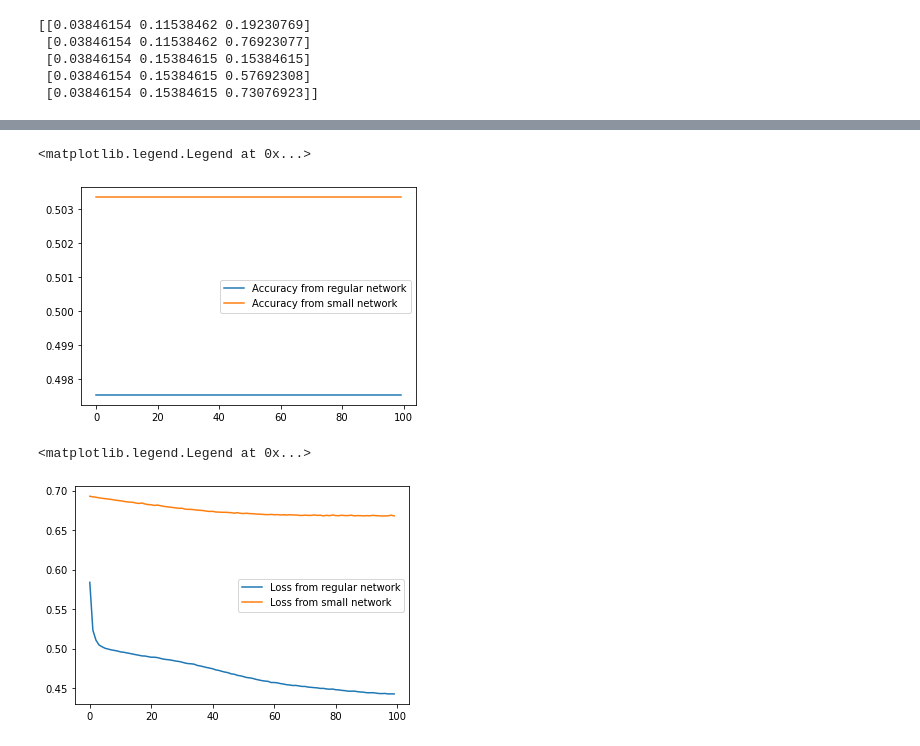
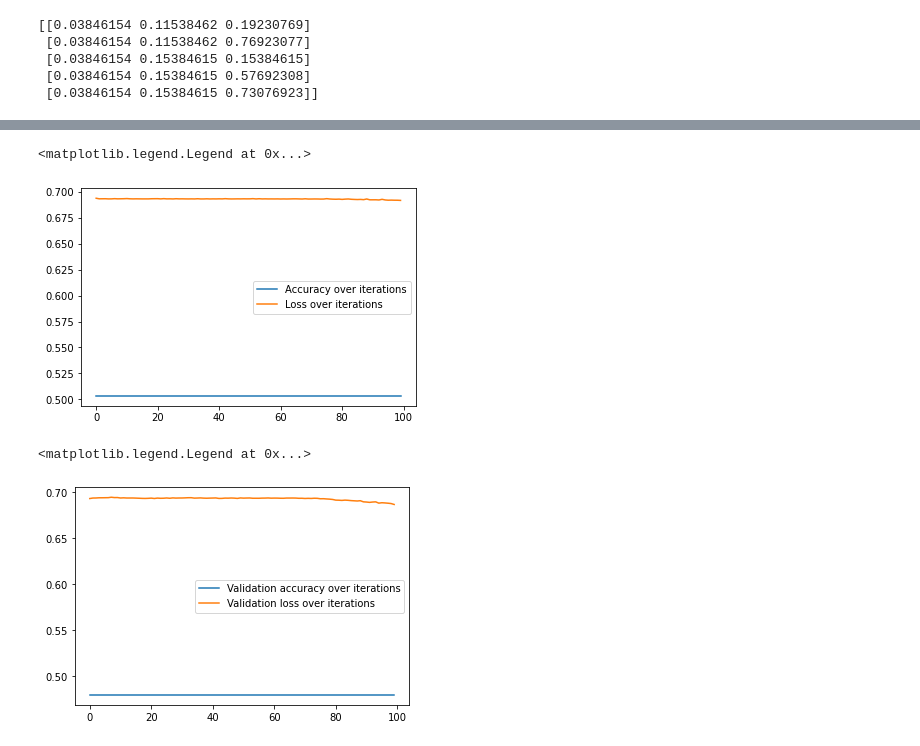
Before and after one commit to alicerunsonfedora/abysima, a Jupyter notebook: Abysima.ipynb, the cells around one changed output, grey strips where cells are left out. Cells and saved outputs as stored; diff of their text form; code cells hidden in the pictures.

```diff
--- a/Abysima.ipynb
+++ b/Abysima.ipynb
@@ -450,0 +453,9 @@ plt.legend()
+# %%
+from tensorflow.keras.layers import LSTM, Embedding
+
+small_rnn_model = keras.Sequential()
+small_rnn_model.add(Embedding(len(small_valid_words) + 1, 64, input_length=3))
+small_rnn_model.add(LSTM(4, activation='tanh'))
+small_rnn_model.add(Dense(1, activation='softmax'))
+small_rnn_model.compile(optimizer='adam', loss='binary_crossentropy', metrics=['accuracy'])
+small_rnn_model.summary()
@@ -450,0 +477,2 @@ plt.legend()
+# %%
+small_rnn_results = small_rnn_model.fit(small_X_train, small_y_train, epochs=100, batch_size=16, verbose=1, validation_split=0.2, callbacks=[])
@@ -451,14 +505,19 @@ plt.legend()
 # %%
-plt.plot(training_results.history['accuracy'], label='Accuracy from regular network')
-plt.plot(small_training_results.history['accuracy'], label='Accuracy from small network')
+from matplotlib import pyplot as plt
+
+plt.plot(small_rnn_results.history['accuracy'],
+         label='Accuracy over iterations')
+plt.plot(small_rnn_results.history['loss'], label='Loss over iterations')
 plt.legend()
 # %% [output]
 <matplotlib.legend.Legend at 0x...>
-[figure, old version]
+[figure, new version]
 # %%
-plt.plot(training_results.history['loss'], label='Loss from regular network')
-plt.plot(small_training_results.history['loss'], label='Loss from small network')
+plt.plot(small_rnn_results.history['val_accuracy'],
+         label='Validation accuracy over iterations')
+plt.plot(small_rnn_results.history['val_loss'],
+         label='Validation loss over iterations')
 plt.legend()
 # %% [output]
 <matplotlib.legend.Legend at 0x...>
-[figure, old version]
+[figure, new version]
```
Also changed, not shown: parts of 24 cells of this notebook.
